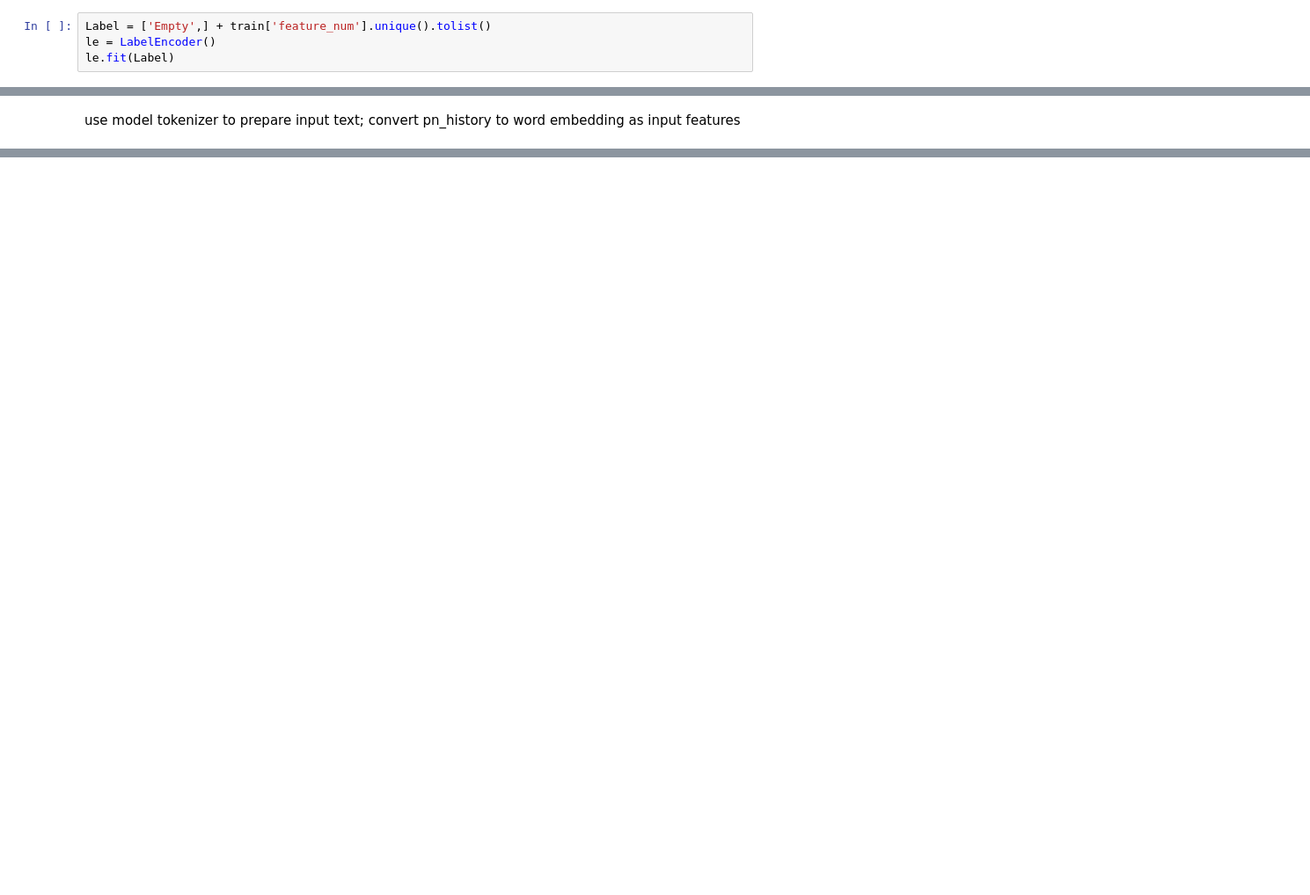
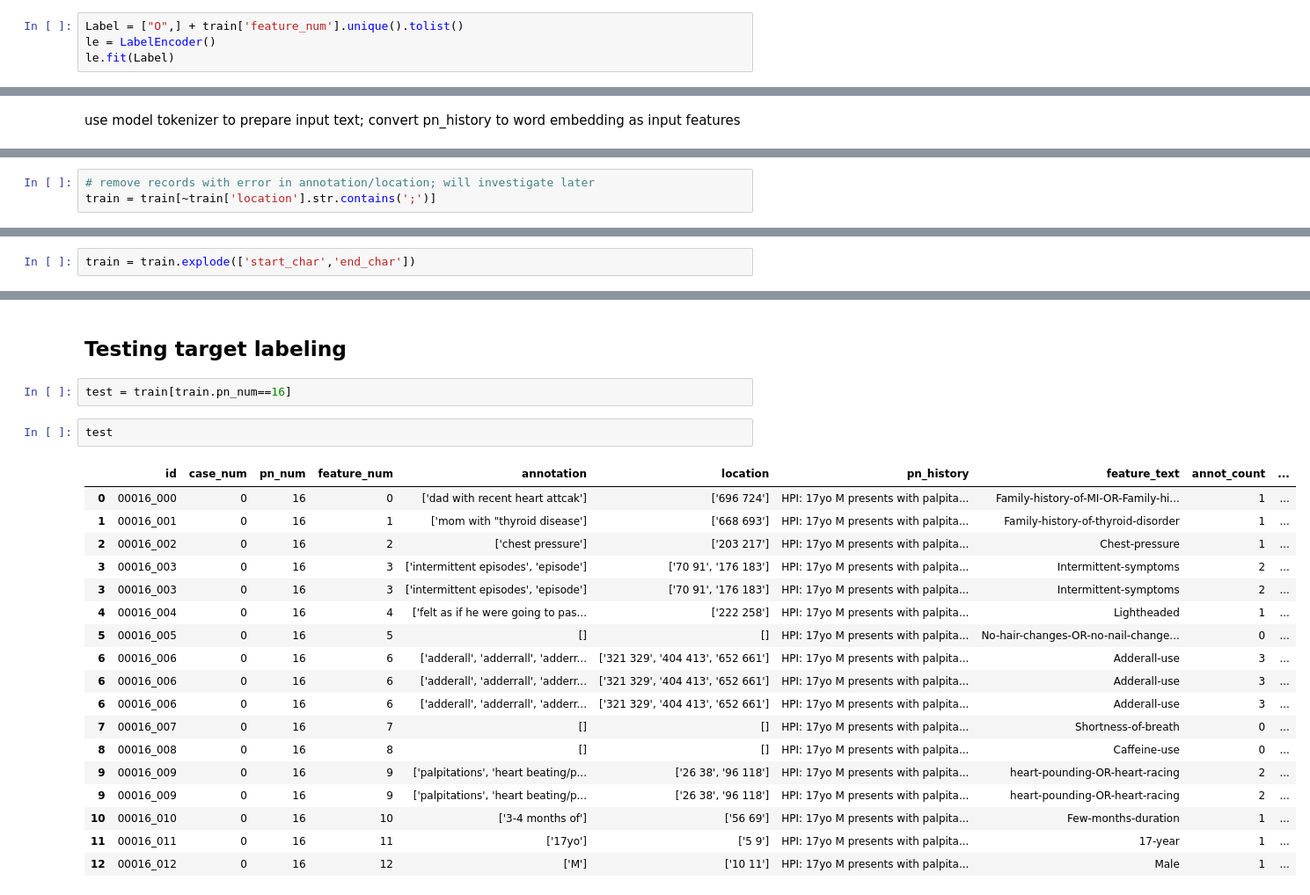
Before and after one commit to jsqzhu/nbme, a Jupyter notebook: 02_NSMB_Bert_NER.ipynb, the cells around one changed output, grey strips where cells are left out. Shown at 88% size. Cells and saved outputs as stored; diff of their text form; blank space fills up the shorter version.

```diff
--- a/02_NSMB_Bert_NER.ipynb
+++ b/02_NSMB_Bert_NER.ipynb
@@ -80,5 +101,5 @@ Recall that 4399 cases have no corresponding text in pn_history for the target f
 # %%
-Label = ['Empty',] + train['feature_num'].unique().tolist()
+Label = ["O",] + train['feature_num'].unique().tolist()
 le = LabelEncoder()
 le.fit(Label)
 # %% [output]
@@ -147,0 +191,3 @@ map each pn_history using feature entities and location
+# %%
+# remove records with error in annotation/location; will investigate later
+train = train[~train['location'].str.contains(';')]
@@ -147,0 +196,2 @@ map each pn_history using feature entities and location
+# %%
+train = train.explode(['start_char','end_char'])
@@ -147,0 +241,25 @@ map each pn_history using feature entities and location
+# %% [markdown]
+## Testing target labeling
+# %%
+test = train[train.pn_num==16]
+# %%
+test
+# %% [output]
+|  | id | case_num | pn_num | feature_num | annotation | location | pn_history | feature_text | annot_count | ... |
+| 0 | 00016_000 | 0 | 16 | 0 | ['dad with recent heart attcak'] | ['696 724'] | HPI: 17yo M presents with palpita... | Family-history-of-MI-OR-Family-hi... | 1 | ... |
+| 1 | 00016_001 | 0 | 16 | 1 | ['mom with "thyroid disease'] | ['668 693'] | HPI: 17yo M presents with palpita... | Family-history-of-thyroid-disorder | 1 | ... |
+| 2 | 00016_002 | 0 | 16 | 2 | ['chest pressure'] | ['203 217'] | HPI: 17yo M presents with palpita... | Chest-pressure | 1 | ... |
+| 3 | 00016_003 | 0 | 16 | 3 | ['intermittent episodes', 'episode'] | ['70 91', '176 183'] | HPI: 17yo M presents with palpita... | Intermittent-symptoms | 2 | ... |
+| 3 | 00016_003 | 0 | 16 | 3 | ['intermittent episodes', 'episode'] | ['70 91', '176 183'] | HPI: 17yo M presents with palpita... | Intermittent-symptoms | 2 | ... |
+| 4 | 00016_004 | 0 | 16 | 4 | ['felt as if he were going to pas... | ['222 258'] | HPI: 17yo M presents with palpita... | Lightheaded | 1 | ... |
+| 5 | 00016_005 | 0 | 16 | 5 | [] | [] | HPI: 17yo M presents with palpita... | No-hair-changes-OR-no-nail-change... | 0 | ... |
+| 6 | 00016_006 | 0 | 16 | 6 | ['adderall', 'adderrall', 'adderr... | ['321 329', '404 413', '652 661'] | HPI: 17yo M presents with palpita... | Adderall-use | 3 | ... |
+| 6 | 00016_006 | 0 | 16 | 6 | ['adderall', 'adderrall', 'adderr... | ['321 329', '404 413', '652 661'] | HPI: 17yo M presents with palpita... | Adderall-use | 3 | ... |
+| 6 | 00016_006 | 0 | 16 | 6 | ['adderall', 'adderrall', 'adderr... | ['321 329', '404 413', '652 661'] | HPI: 17yo M presents with palpita... | Adderall-use | 3 | ... |
+| 7 | 00016_007 | 0 | 16 | 7 | [] | [] | HPI: 17yo M presents with palpita... | Shortness-of-breath | 0 | ... |
+| 8 | 00016_008 | 0 | 16 | 8 | [] | [] | HPI: 17yo M presents with palpita... | Caffeine-use | 0 | ... |
+| 9 | 00016_009 | 0 | 16 | 9 | ['palpitations', 'heart beating/p... | ['26 38', '96 118'] | HPI: 17yo M presents with palpita... | heart-pounding-OR-heart-racing | 2 | ... |
+| 9 | 00016_009 | 0 | 16 | 9 | ['palpitations', 'heart beating/p... | ['26 38', '96 118'] | HPI: 17yo M presents with palpita... | heart-pounding-OR-heart-racing | 2 | ... |
+| 10 | 00016_010 | 0 | 16 | 10 | ['3-4 months of'] | ['56 69'] | HPI: 17yo M presents with palpita... | Few-months-duration | 1 | ... |
+| 11 | 00016_011 | 0 | 16 | 11 | ['17yo'] | ['5 9'] | HPI: 17yo M presents with palpita... | 17-year | 1 | ... |
+| 12 | 00016_012 | 0 | 16 | 12 | ['M'] | ['10 11'] | HPI: 17yo M presents with palpita... | Male | 1 | ... |
```
Also changed, not shown: parts of 40 cells of this notebook.
